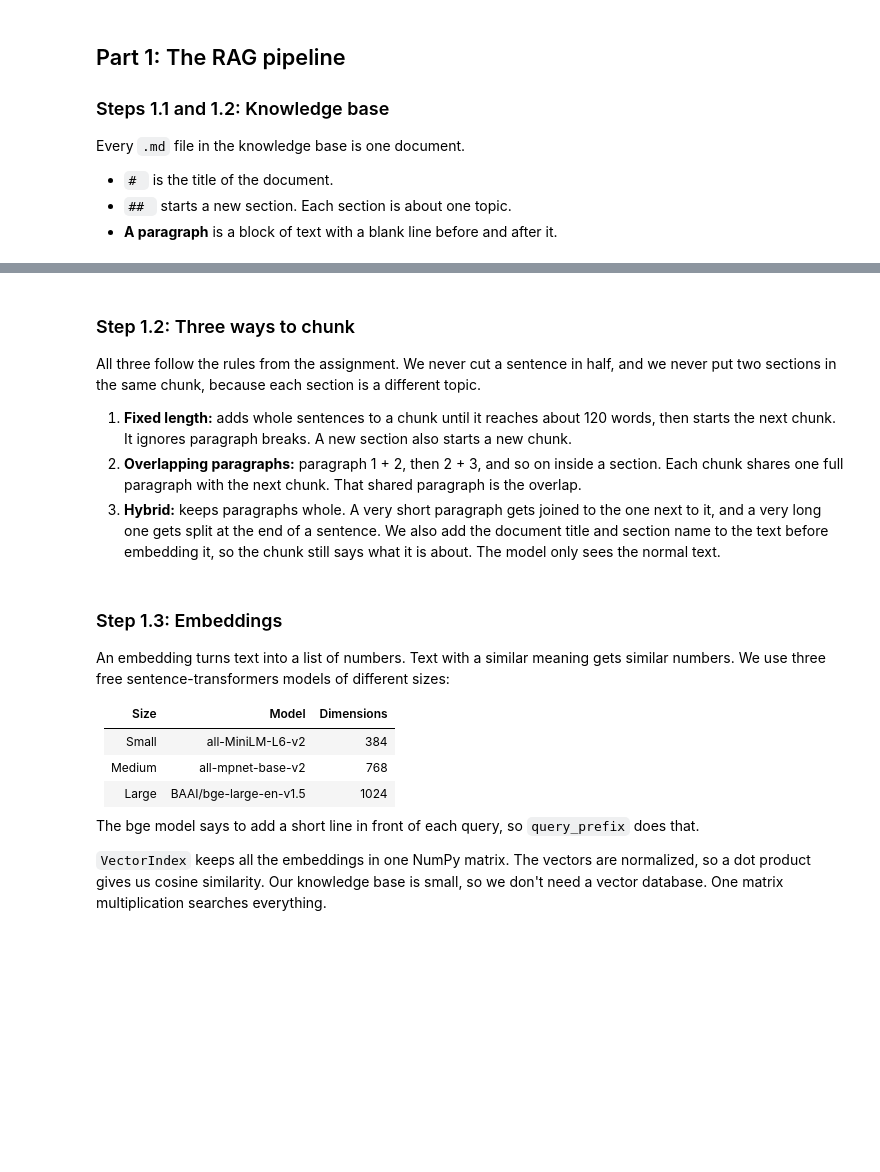
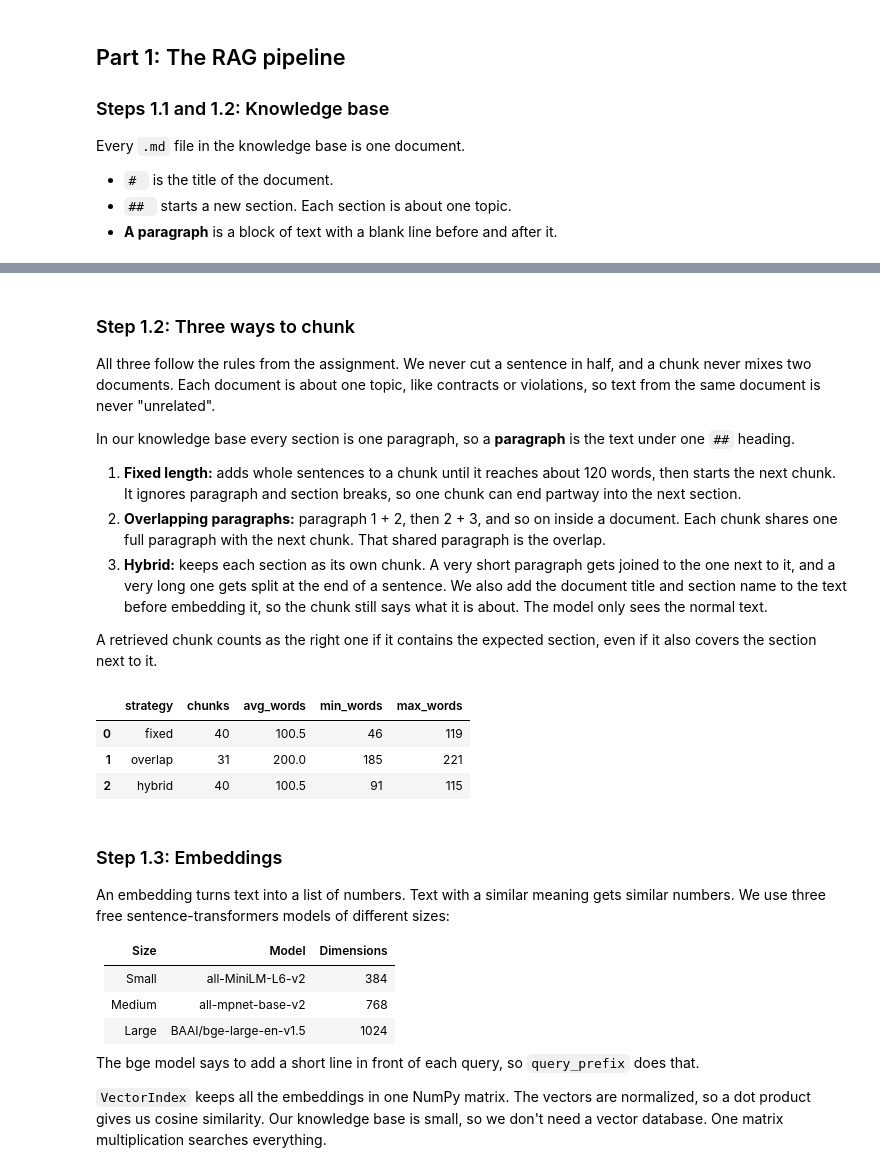
Before and after one commit to S1attaro/15_DataPact, a Jupyter notebook: rag_system/rag_system.ipynb, the cells around one changed output, grey strips where cells are left out. Saved outputs shown, nothing was run; the diff lists cells and outputs as text; code cells hidden in the pictures; blank space fills up the shorter version.

```diff
--- a/rag_system/rag_system.ipynb
+++ b/rag_system/rag_system.ipynb
@@ -97,17 +108,25 @@ if not USING_SAMPLE and (len(paragraphs) < 20 or sum(word_counts) < 2000):
 # %% [markdown]
 ### Step 1.2: Three ways to chunk
 
-All three follow the rules from the assignment. We never cut a sentence in half, and we never put
-two sections in the same chunk, because each section is a different topic.
+All three follow the rules from the assignment. We never cut a sentence in half, and a chunk never
+mixes two documents. Each document is about one topic, like contracts or violations, so text from
+the same document is never "unrelated".
+
+In our knowledge base every section is one paragraph, so a **paragraph** is the text under one
+`##` heading.
 
 1. **Fixed length:** adds whole sentences to a chunk until it reaches about 120 words, then starts
-   the next chunk. It ignores paragraph breaks. A new section also starts a new chunk.
-2. **Overlapping paragraphs:** paragraph 1 + 2, then 2 + 3, and so on inside a section. Each chunk
+   the next chunk. It ignores paragraph and section breaks, so one chunk can end partway into the
+   next section.
+2. **Overlapping paragraphs:** paragraph 1 + 2, then 2 + 3, and so on inside a document. Each chunk
    shares one full paragraph with the next chunk. That shared paragraph is the overlap.
-3. **Hybrid:** keeps paragraphs whole. A very short paragraph gets joined to the one next to it,
-   and a very long one gets split at the end of a sentence. We also add the document title and
-   section name to the text before embedding it, so the chunk still says what it is about. The
-   model only sees the normal text.
+3. **Hybrid:** keeps each section as its own chunk. A very short paragraph gets joined to the one
+   next to it, and a very long one gets split at the end of a sentence. We also add the document
+   title and section name to the text before embedding it, so the chunk still says what it is
+   about. The model only sees the normal text.
+
+A retrieved chunk counts as the right one if it contains the expected section, even if it also
+covers the section next to it.
 # %%
 FIXED_WORDS = 120
 HYBRID_MIN_WORDS = 60
@@ -128,6 +147,13 @@ def group_by_section(paragraphs):
     return sections
 
 
+def group_by_doc(paragraphs):
+    docs = {}
+    for p in paragraphs:
+        docs.setdefault(p["doc"], []).append(p)
+    return docs
+
+
 def pack_sentences(sentences, limit):
     groups, current, count = [], [], 0
     for sentence in sentences:
@@ -142,63 +168,78 @@ def pack_sentences(sentences, limit):
     return groups
 
 
-def make_chunk(key, text, embed_text=None):
-    doc, title, section = key
-    return {"doc": doc, "section": section, "text": text, "embed_text": embed_text or text,
-            "words": len(text.split())}
+def make_chunk(doc, sections, text, embed_text=None):
+    sections = list(dict.fromkeys(sections))
+    return {"doc": doc, "sections": sections, "section": " + ".join(sections), "text": text,
+            "embed_text": embed_text or text, "words": len(text.split())}
 
 
 def fixed_chunks(paragraphs):
     chunks = []
-    for key, texts in group_by_section(paragraphs).items():
-        sentences = [s for text in texts for s in split_sentences(text)]
-        chunks += [make_chunk(key, text) for text in pack_sentences(sentences, FIXED_WORDS)]
+    for doc, paras in group_by_doc(paragraphs).items():
+        current, sections, count = [], [], 0
+        for p in paras:
+            for sentence in split_sentences(p["text"]):
+                size = len(sentence.split())
+                if current and count + size > FIXED_WORDS:
+                    chunks.append(make_chunk(doc, sections, " ".join(current)))
+                    current, sections, count = [], [], 0
+                current.append(sentence)
+                sections.append(p["section"])
+                count += size
+        if current:
+            chunks.append(make_chunk(doc, sections, " ".join(current)))
     return chunks
 
 
 def overlap_chunks(paragraphs):
     chunks = []
-    for key, texts in group_by_section(paragraphs).items():
-        if len(texts) == 1:
-            chunks.append(make_chunk(key, texts[0]))
-        for first, second in zip(texts, texts[1:]):
-            chunks.append(make_chunk(key, first + " " + second))
+    for doc, paras in group_by_doc(paragraphs).items():
+        if len(paras) == 1:
+            chunks.append(make_chunk(doc, [paras[0]["section"]], paras[0]["text"]))
+        for first, second in zip(paras, paras[1:]):
+            chunks.append(make_chunk(doc, [first["section"], second["section"]],
+                                     first["text"] + " " + second["text"]))
     return chunks
 
 
 def hybrid_chunks(paragraphs):
     chunks = []
-    for key, texts in group_by_section(paragraphs).items():
-        doc, title, section = key
+    for (doc, title, section), texts in group_by_section(paragraphs).items():
         merged = []
         for text in texts:
             if merged and len(merged[-1].split()) < HYBRID_MIN_WORDS:
                 merged[-1] += " " + text
             else:
                 merged.append(text)
         if len(merged) > 1 and len(merged[-1].split()) < HYBRID_MIN_WORDS:
             last = merged.pop()
             merged[-1] += " " + last
 
         for text in merged:
             pieces = [text]
             if len(text.split()) > HYBRID_MAX_WORDS:
                 pieces = pack_sentences(split_sentences(text), HYBRID_SPLIT_WORDS)
             for piece in pieces:
-                chunks.append(make_chunk(key, piece, f"{title} - {section}: {piece}"))
+                chunks.append(make_chunk(doc, [section], piece, f"{title} - {section}: {piece}"))
     return chunks
 
 
 CHUNKERS = {"fixed": fixed_chunks, "overlap": overlap_chunks, "hybrid": hybrid_chunks}
 chunk_sets = {name: chunker(paragraphs) for name, chunker in CHUNKERS.items()}
 
 pd.DataFrame([
     {"strategy": name, "chunks": len(chunks),
      "avg_words": round(np.mean([c["words"] for c in chunks]), 1),
      "min_words": min(c["words"] for c in chunks),
      "max_words": max(c["words"] for c in chunks)}
     for name, chunks in chunk_sets.items()
 ])
+# %% [output]
+|  | strategy | chunks | avg_words | min_words | max_words |
+| 0 | fixed | 40 | 100.5 | 46 | 119 |
+| 1 | overlap | 31 | 200.0 | 185 | 221 |
+| 2 | hybrid | 40 | 100.5 | 91 | 115 |
 # %% [markdown]
 ### Step 1.3: Embeddings
 
```
Also changed, not shown: parts of 14 cells of this notebook, 12 other files.
